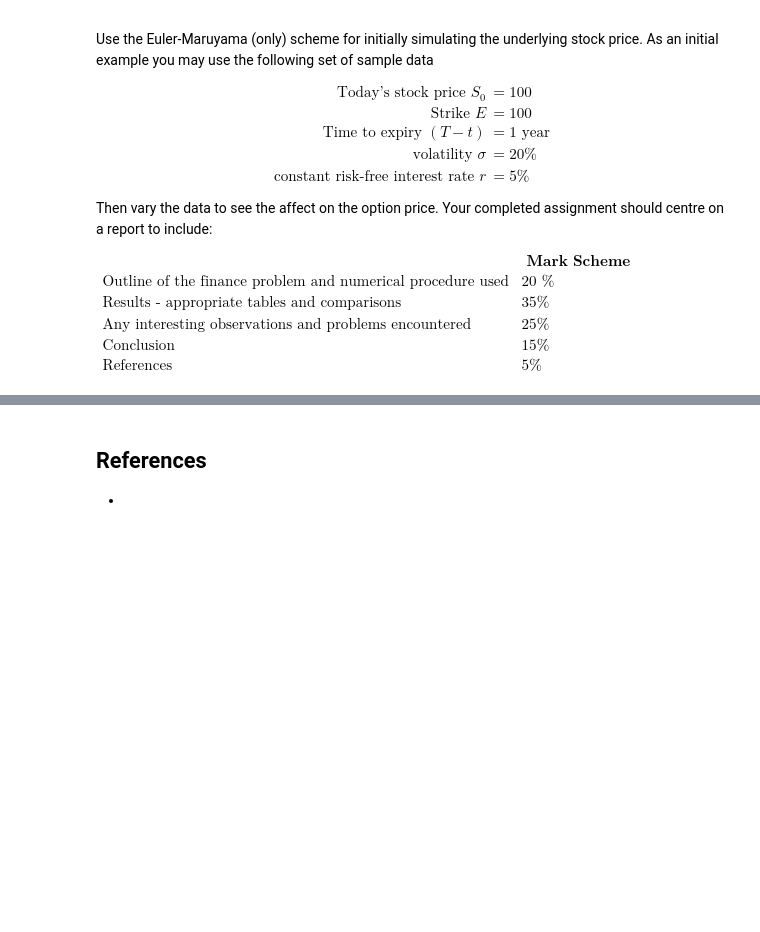
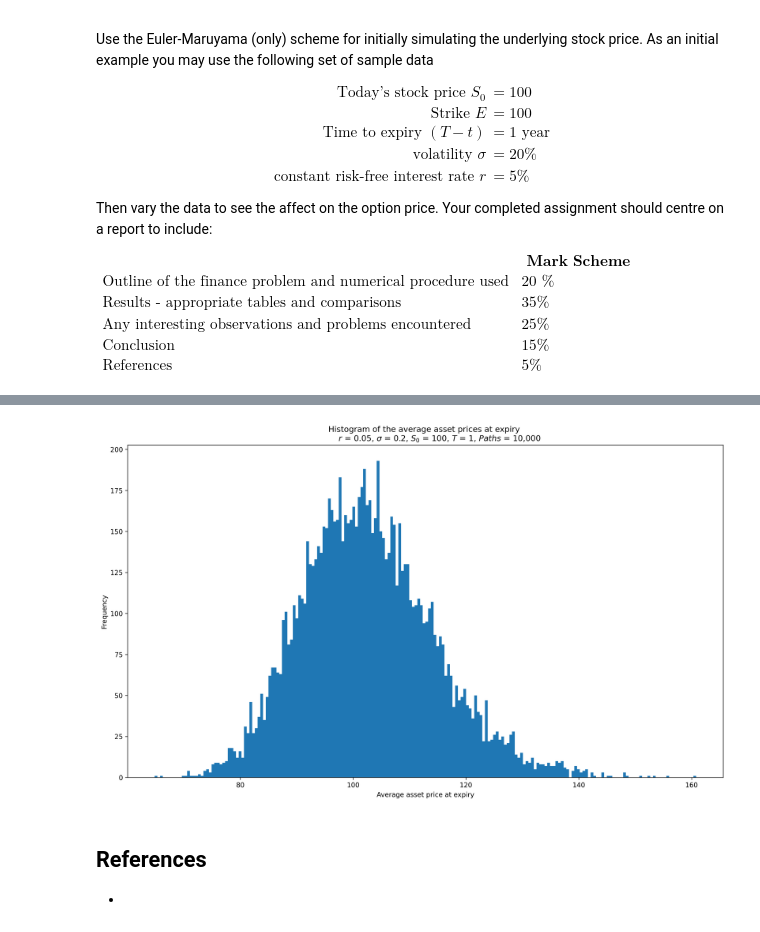
Before and after one commit to imharrisonking/cqf, a Jupyter notebook: 03-equities-and-currencies/exam/E2_HARRISON_KING_REPORT.ipynb, the cells around one changed output, grey strips where cells are left out. Cells and saved outputs as stored; diff of their text form; code cells hidden in the pictures; blank space fills up the shorter version.

```diff
--- a/03-equities-and-currencies/exam/E2_HARRISON_KING_REPORT.ipynb
+++ b/03-equities-and-currencies/exam/E2_HARRISON_KING_REPORT.ipynb
@@ -311,3 +414,15 @@ plt.show()
+# %%
+# Plot the histogram of the average asset prices at expiry
+A = np.mean(St, axis=0)
+plt.figure(figsize=(16, 9))
+plt.title(f'Histogram of the average asset prices at expiry \n \
+          $r$ = {asian.r}, $\sigma$ = {asian.sigma}, $S_0$ = {asian.S0}, $T$ = {asian.T}, $Paths$ = {asian.number_Of_Paths:,d}')
+plt.xlabel('Average asset price at expiry')
+plt.ylabel('Frequency')
+plt.hist(A, bins=200)
+plt.show()
+# %% [output]
+[figure, added]
 # %% [markdown]
 ## References
 -
```
Also changed, not shown: parts of 10 cells of this notebook.
